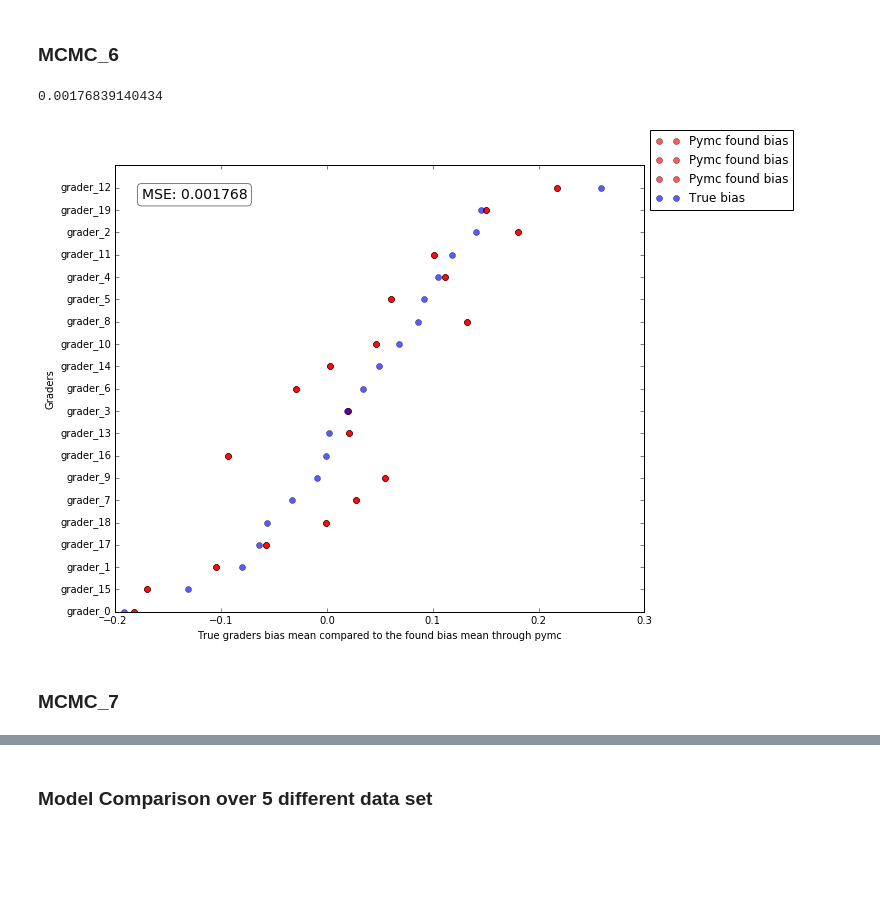
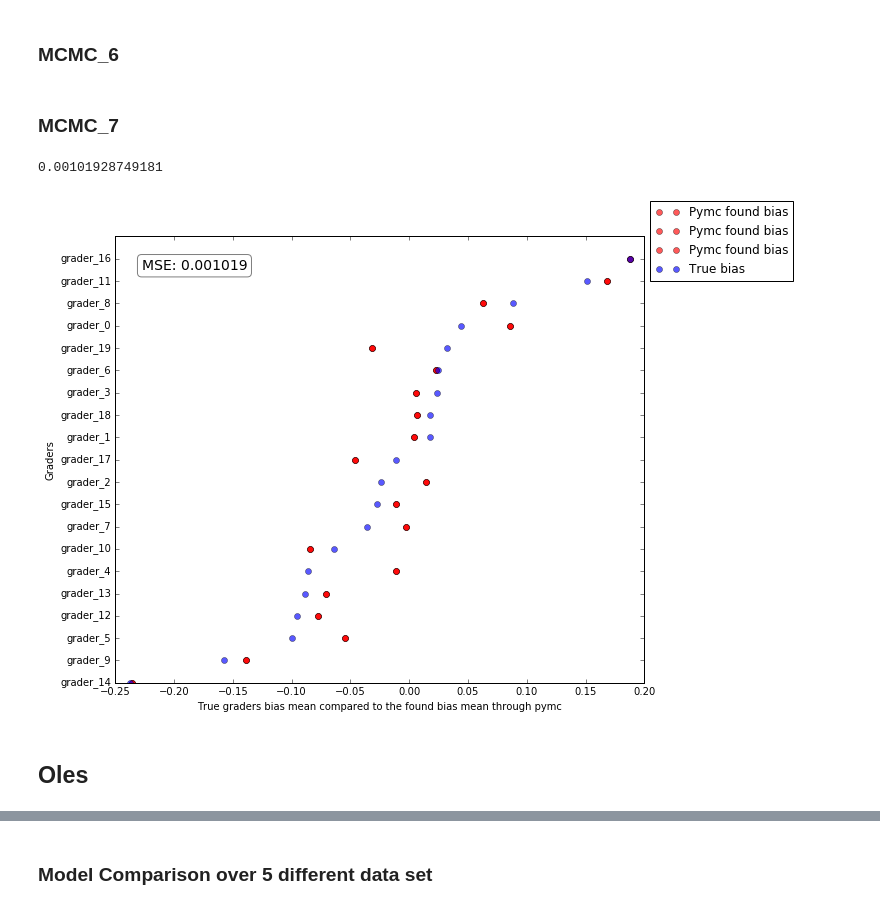
Before and after one commit to TomMalow/pymcmodels, a Jupyter notebook: Model iterations/Model Optimizing.ipynb, the cells around one changed output, grey strips where cells are left out. Drawn from its saved outputs; the diff is of its cells as text; code cells hidden in the pictures; blank space fills up the shorter version.

```diff
--- a/Model iterations/Model Optimizing.ipynb
+++ b/Model iterations/Model Optimizing.ipynb
@@ -792,14 +734,18 @@ compare_to_generated(assignment_data_true,[mcmc_5[0]]*3,find_T)
 # %% [markdown]
 ### MCMC_6
 # %%
-compare_to_generated(assignment_data_true,[mcmc_6[0]]*3,find_bias)
+compare_to_generated(assignment_data_true,[mcmc_6[0]]*3,find_T)
-# %% [output]
-0.00176839140434
-[figure, removed]
 # %%
 compare_to_generated(assignment_data_true,mcmc_6,find_T)
 # %% [markdown]
 ### MCMC_7
+# %%
+compare_to_generated(assignment_data_true,[mcmc_7[0]]*3,find_bias,'mean')
+# %% [output]
+0.00101928749181
+[figure, added]
+# %% [markdown]
+## Oles
 # %%
 compare_to_generated(assignment_data_true,[mcmc_ole[0]]*3,find_bias,'mean')
 # %% [output]
```
Also changed, not shown: parts of 19 cells of this notebook, 3 other files.
